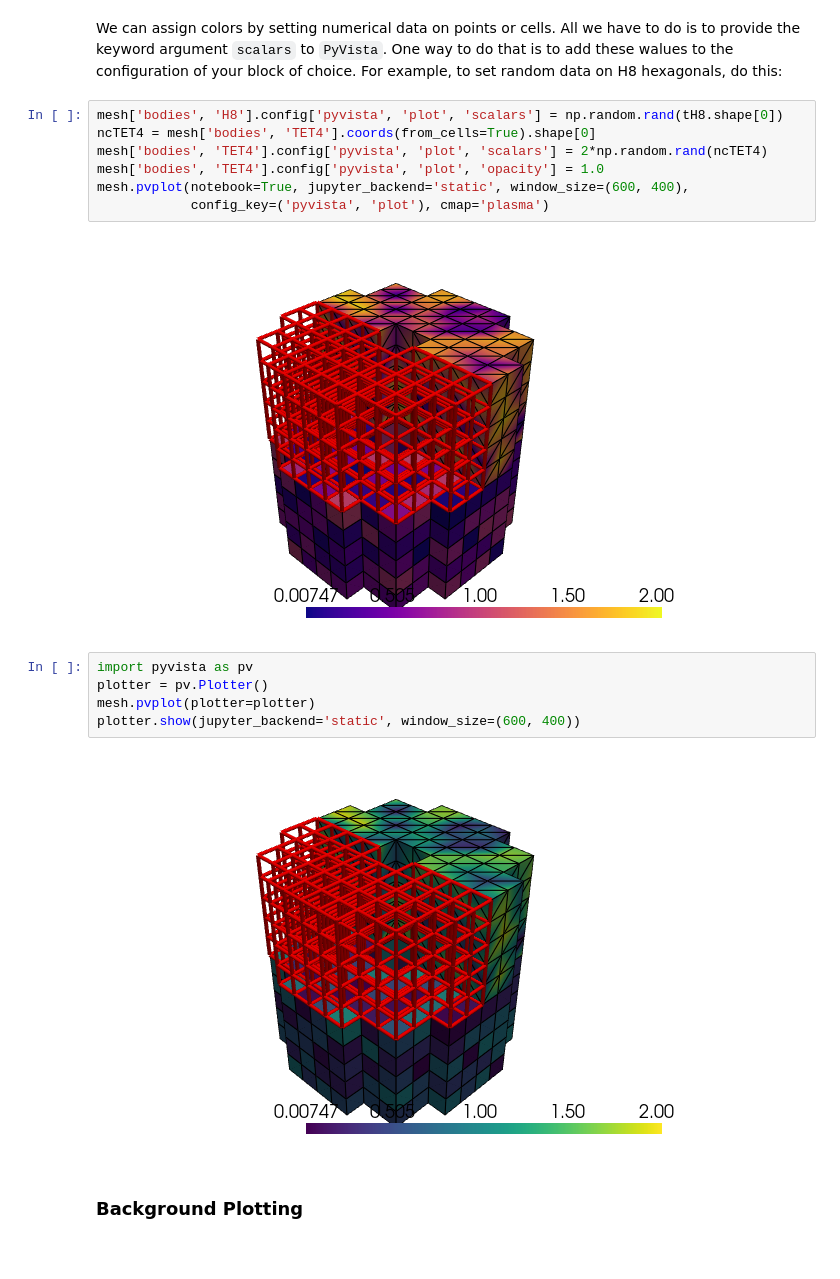
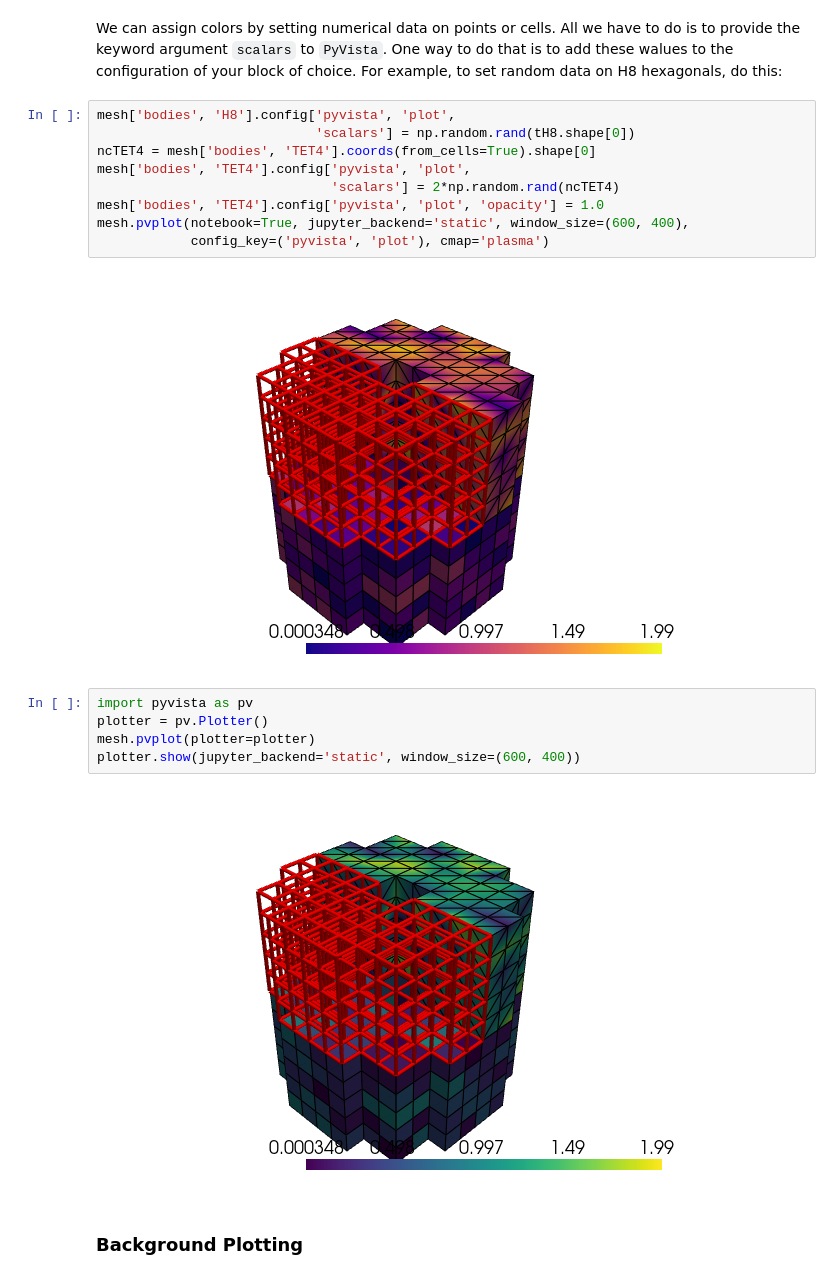
Before and after one commit to dewloosh/dewloosh-mesh, a Jupyter notebook: examples/compound_basic.ipynb, the cells around one changed output. Drawn from its saved outputs; the diff is of its cells as text.

```diff
--- a/examples/compound_basic.ipynb
+++ b/examples/compound_basic.ipynb
@@ -86,21 +86,23 @@ We can assign colors by setting numerical data on points or cells. All we have t
 is to provide the keyword argument ``scalars`` to `PyVista`. One way to do that is to
 add these walues to the configuration of your block of choice. For example, to set random data on H8 hexagonals, do this:
 # %%
-mesh['bodies', 'H8'].config['pyvista', 'plot', 'scalars'] = np.random.rand(tH8.shape[0])
+mesh['bodies', 'H8'].config['pyvista', 'plot',
+                            'scalars'] = np.random.rand(tH8.shape[0])
 ncTET4 = mesh['bodies', 'TET4'].coords(from_cells=True).shape[0]
-mesh['bodies', 'TET4'].config['pyvista', 'plot', 'scalars'] = 2*np.random.rand(ncTET4)
+mesh['bodies', 'TET4'].config['pyvista', 'plot',
+                              'scalars'] = 2*np.random.rand(ncTET4)
 mesh['bodies', 'TET4'].config['pyvista', 'plot', 'opacity'] = 1.0
 mesh.pvplot(notebook=True, jupyter_backend='static', window_size=(600, 400),
             config_key=('pyvista', 'plot'), cmap='plasma')
 # %% [output]
-[figure, old version]
+[figure, new version]
 # %%
 import pyvista as pv
 plotter = pv.Plotter()
 mesh.pvplot(plotter=plotter)
 plotter.show(jupyter_backend='static', window_size=(600, 400))
 # %% [output]
-[figure, old version]
+[figure, new version]
 # %% [markdown]
 ### Background Plotting
 # %% [markdown]
```
Also changed, not shown: parts of 1 cell of this notebook, 7 other files.
